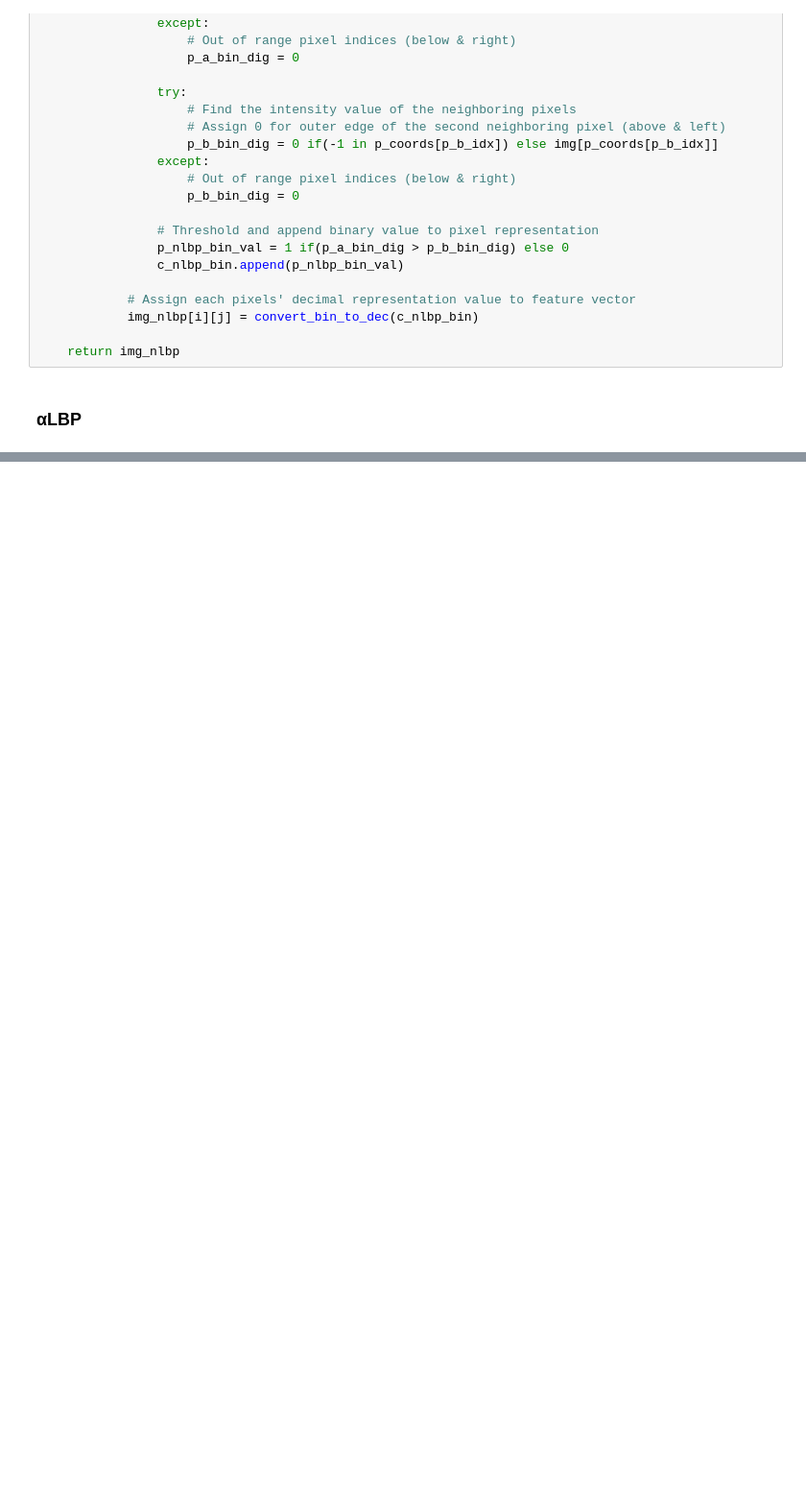
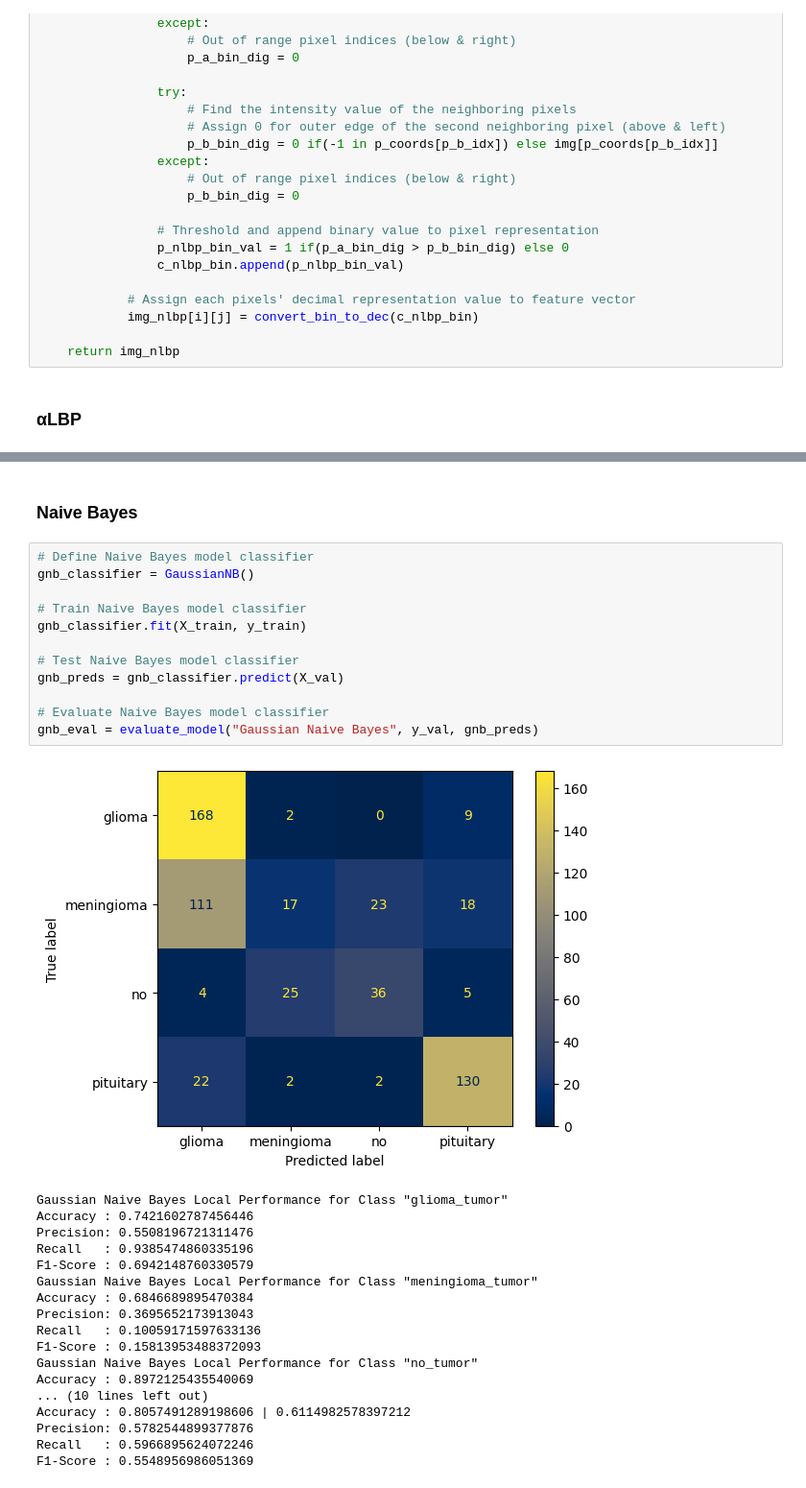
Before and after one commit to zenxiety/thesis, a Jupyter notebook: no-merge.ipynb, the cells around one changed output, grey strips where cells are left out. Shown: that part at 96% size. Drawn from its saved outputs; the diff is of its cells as text; blank space fills up the shorter version.

```diff
--- a/no-merge.ipynb
+++ b/no-merge.ipynb
@@ -321,0 +738,33 @@ ValueError: Found array with dim 3, while dim <= 2 is required by SVC.
+# %% [markdown]
+### Naive Bayes
+# %%
+# Define Naive Bayes model classifier
+gnb_classifier = GaussianNB()
+
+# Train Naive Bayes model classifier
+gnb_classifier.fit(X_train, y_train)
+
+# Test Naive Bayes model classifier
+gnb_preds = gnb_classifier.predict(X_val)
+
+# Evaluate Naive Bayes model classifier
+gnb_eval = evaluate_model("Gaussian Naive Bayes", y_val, gnb_preds)
+# %% [output]
+[figure, added]
+Gaussian Naive Bayes Local Performance for Class "glioma_tumor"
+Accuracy : 0.7421602787456446
+Precision: 0.5508196721311476
+Recall   : 0.9385474860335196
+F1-Score : 0.6942148760330579
+Gaussian Naive Bayes Local Performance for Class "meningioma_tumor"
+Accuracy : 0.6846689895470384
+Precision: 0.3695652173913043
+Recall   : 0.10059171597633136
+F1-Score : 0.15813953488372093
+Gaussian Naive Bayes Local Performance for Class "no_tumor"
+Accuracy : 0.8972125435540069
+... (10 lines left out)
+Accuracy : 0.8057491289198606 | 0.6114982578397212
+Precision: 0.5782544899377876
+Recall   : 0.5966895624072246
+F1-Score : 0.5548956986051369
```
Also changed, not shown: parts of 38 cells of this notebook.
